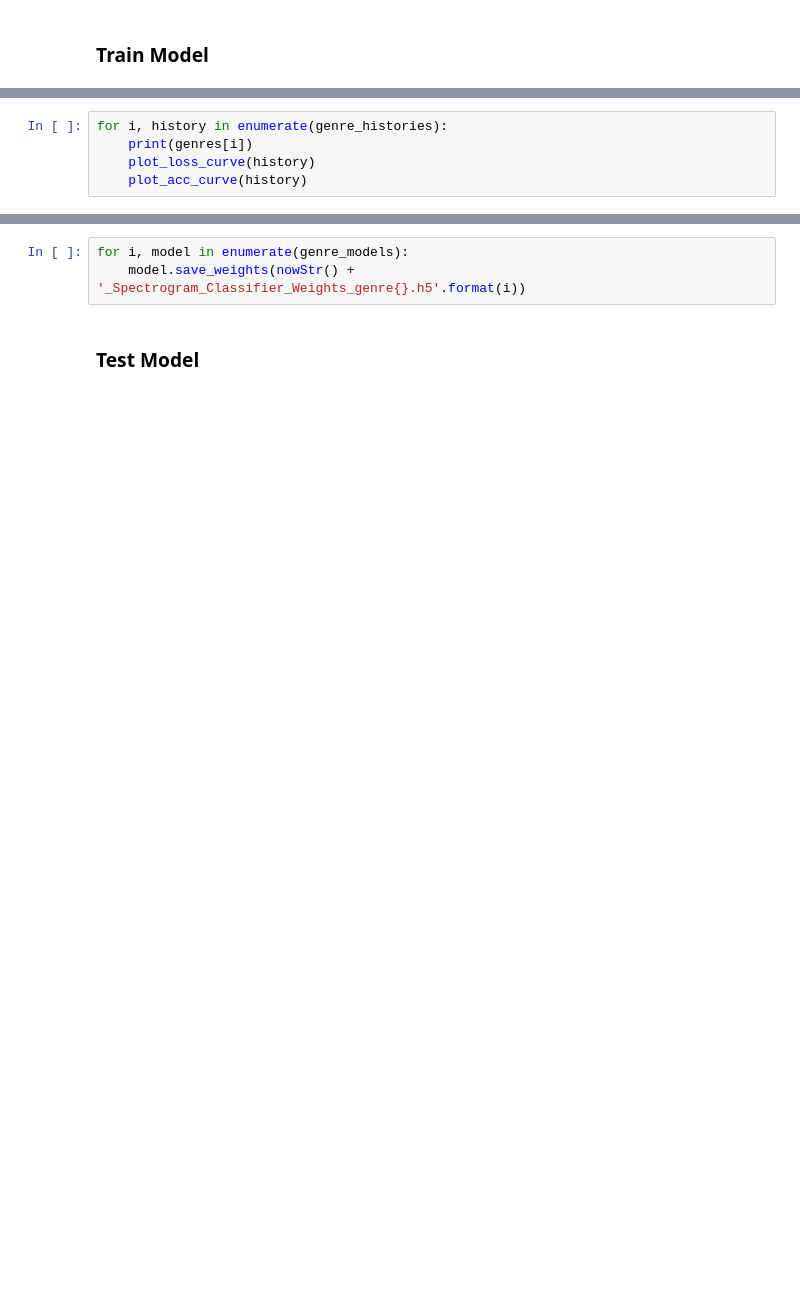
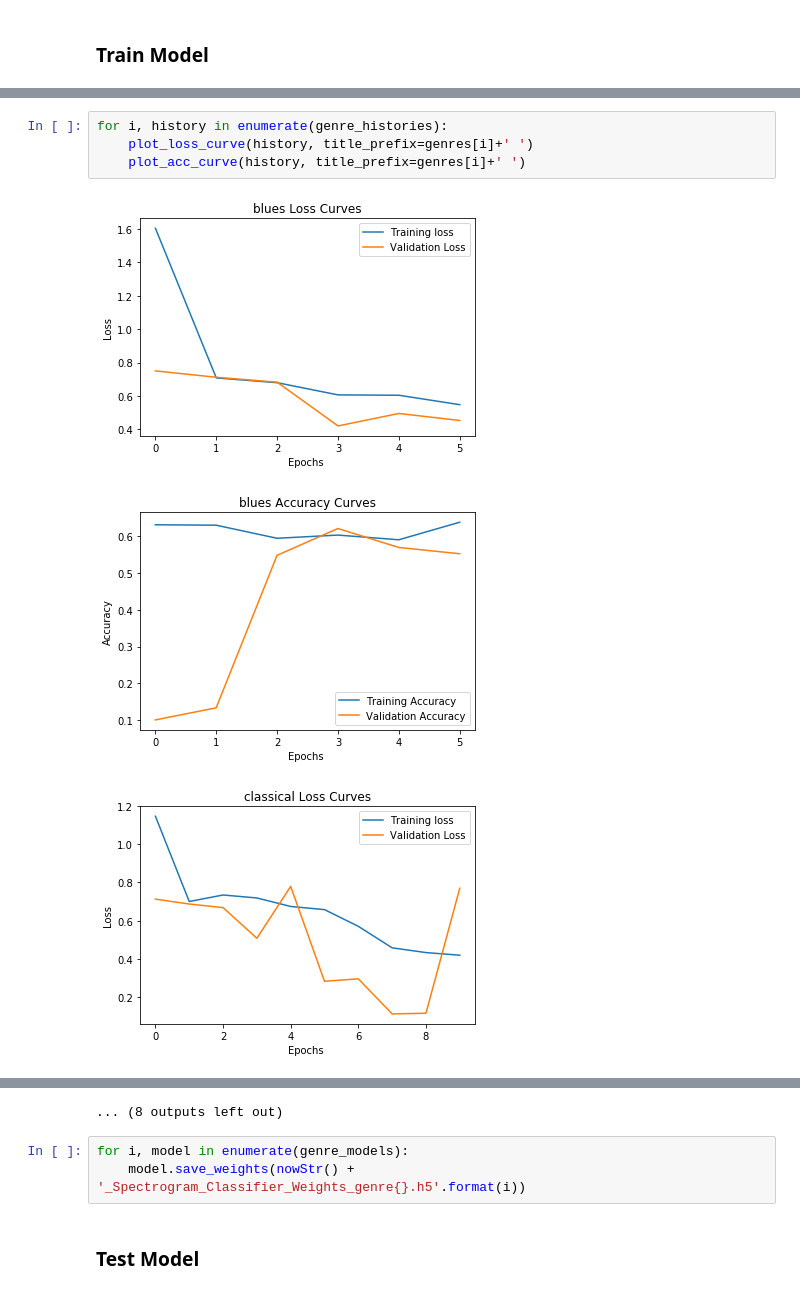
Before and after one commit to trevorlapay/UNMFall18_ML_Project3, a Jupyter notebook: SpectrogramClassifier.ipynb, the cells around one changed output, grey strips where cells are left out. Drawn from its saved outputs; the diff is of its cells as text; blank space fills up the shorter version.

```diff
--- a/SpectrogramClassifier.ipynb
+++ b/SpectrogramClassifier.ipynb
@@ -118,5 +223,8 @@ for genre in genres:
 # %%
 for i, history in enumerate(genre_histories):
-    print(genres[i])
-    plot_loss_curve(history)
-    plot_acc_curve(history)
+    plot_loss_curve(history, title_prefix=genres[i]+' ')
+    plot_acc_curve(history, title_prefix=genres[i]+' ')
+# %% [output]
+[figure, added]
+[figure, added]
+[figure, added]
@@ -123,3 +240,4 @@ for i, history in enumerate(genre_histories):
+... (8 outputs left out)
 # %%
 for i, model in enumerate(genre_models):
     model.save_weights(nowStr() + '_Spectrogram_Classifier_Weights_genre{}.h5'.format(i))
```
Also changed, not shown: parts of 13 cells of this notebook, 1 other file.
